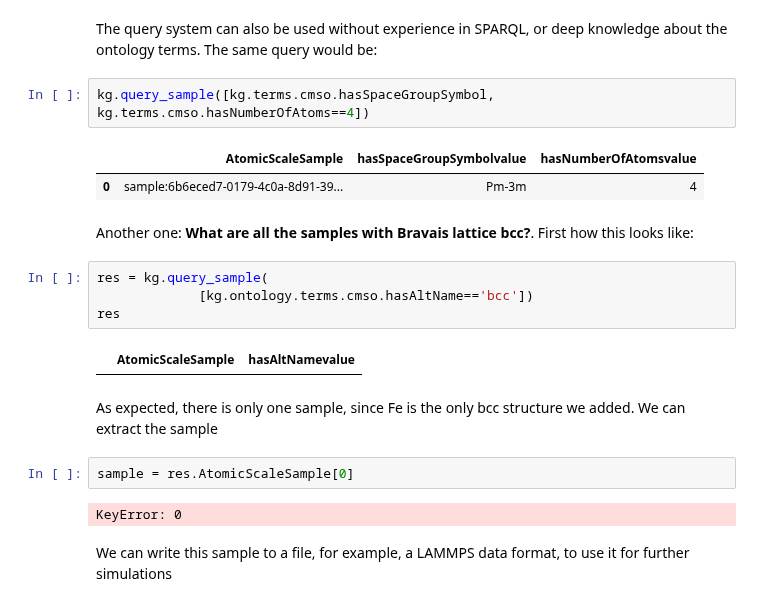
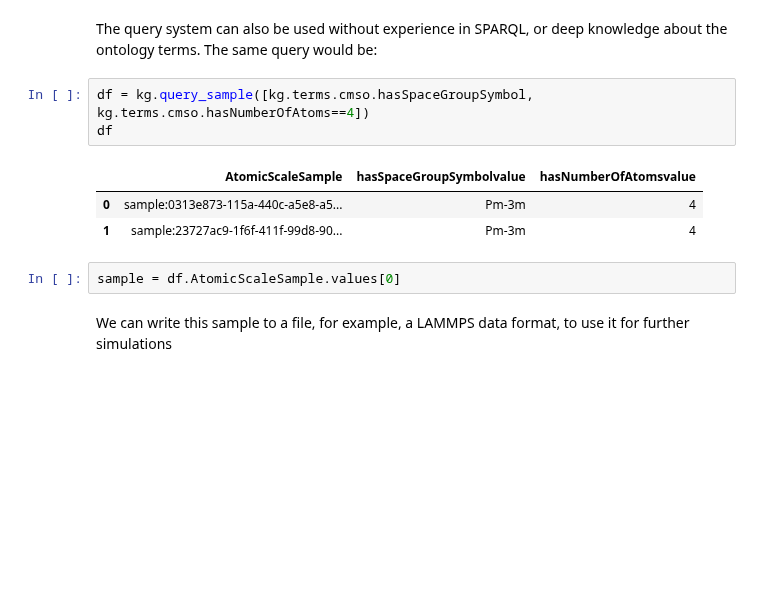
Before and after one commit to pyscal/atomRDF, a Jupyter notebook: examples/01_getting_started.ipynb, the cells around one changed output. Cells and saved outputs as stored; diff of their text form; blank space fills up the shorter version.

```diff
--- a/examples/01_getting_started.ipynb
+++ b/examples/01_getting_started.ipynb
@@ -77,24 +77,14 @@ res
 # %% [markdown]
 The query system can also be used without experience in SPARQL, or deep knowledge about the ontology terms. The same query would be:
 # %%
-kg.query_sample([kg.terms.cmso.hasSpaceGroupSymbol, kg.terms.cmso.hasNumberOfAtoms==4])
+df = kg.query_sample([kg.terms.cmso.hasSpaceGroupSymbol, kg.terms.cmso.hasNumberOfAtoms==4])
+df
 # %% [output]
 |  | AtomicScaleSample | hasSpaceGroupSymbolvalue | hasNumberOfAtomsvalue |
-| 0 | sample:6b6eced7-0179-4c0a-8d91-39... | Pm-3m | 4 |
+| 0 | sample:0313e873-115a-440c-a5e8-a5... | Pm-3m | 4 |
+| 1 | sample:23727ac9-1f6f-411f-99d8-90... | Pm-3m | 4 |
-# %% [markdown]
-Another one: **What are all the samples with Bravais lattice bcc?**. First how this looks like:
-# %%
-res = kg.query_sample(
-             [kg.ontology.terms.cmso.hasAltName=='bcc'])
-res
-# %% [output]
-|  | AtomicScaleSample | hasAltNamevalue |
-# %% [markdown]
-As expected, there is only one sample, since Fe is the only bcc structure we added. We can extract the sample
-# %%
-sample = res.AtomicScaleSample[0]
-# %% [output]
-KeyError: 0
+# %%
+sample = df.AtomicScaleSample.values[0]
 # %% [markdown]
 We can write this sample to a file, for example, a LAMMPS data format, to use it for further simulations
 # %%
```
Also changed, not shown: parts of 6 cells of this notebook, 4 other files.
